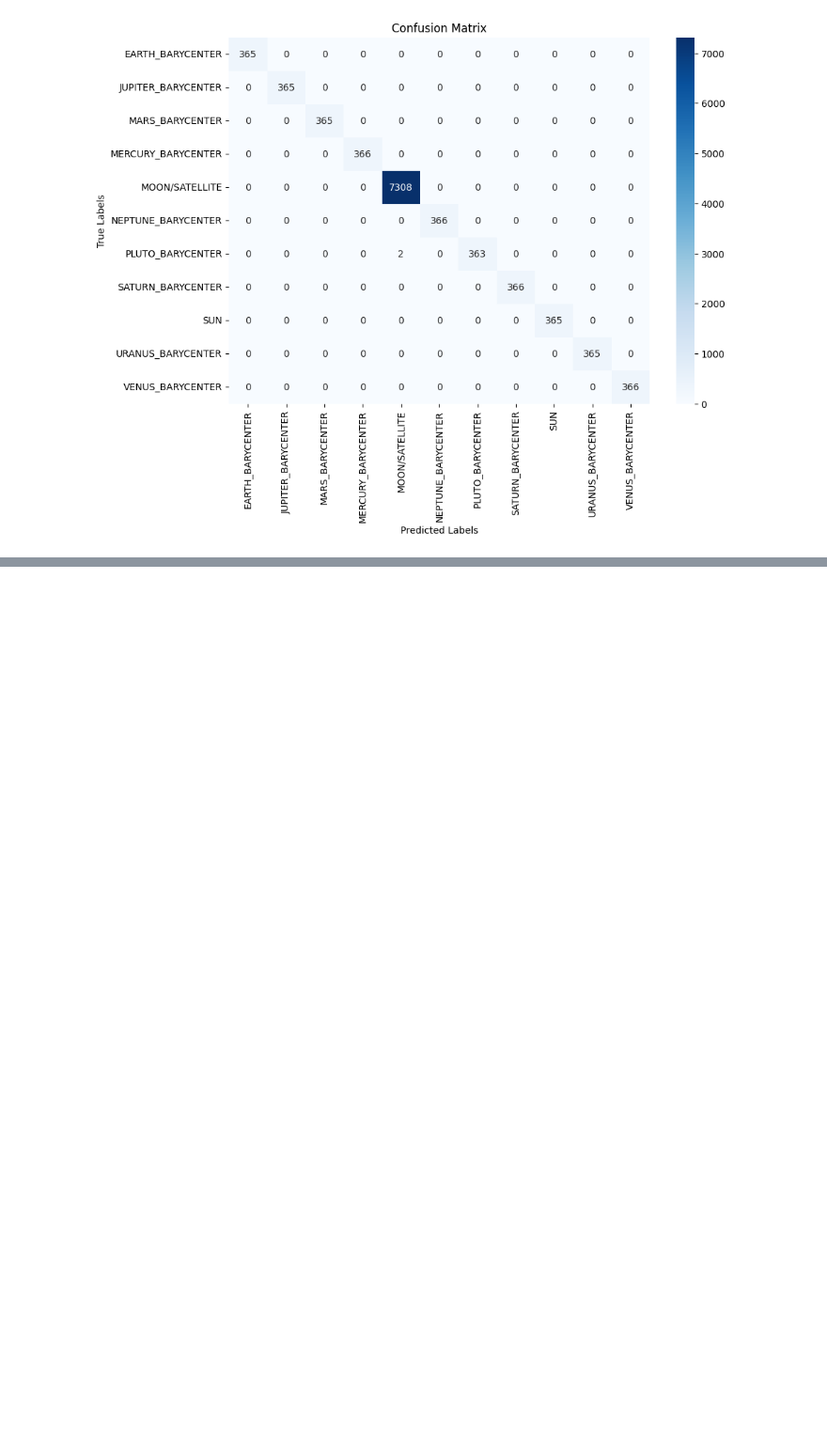
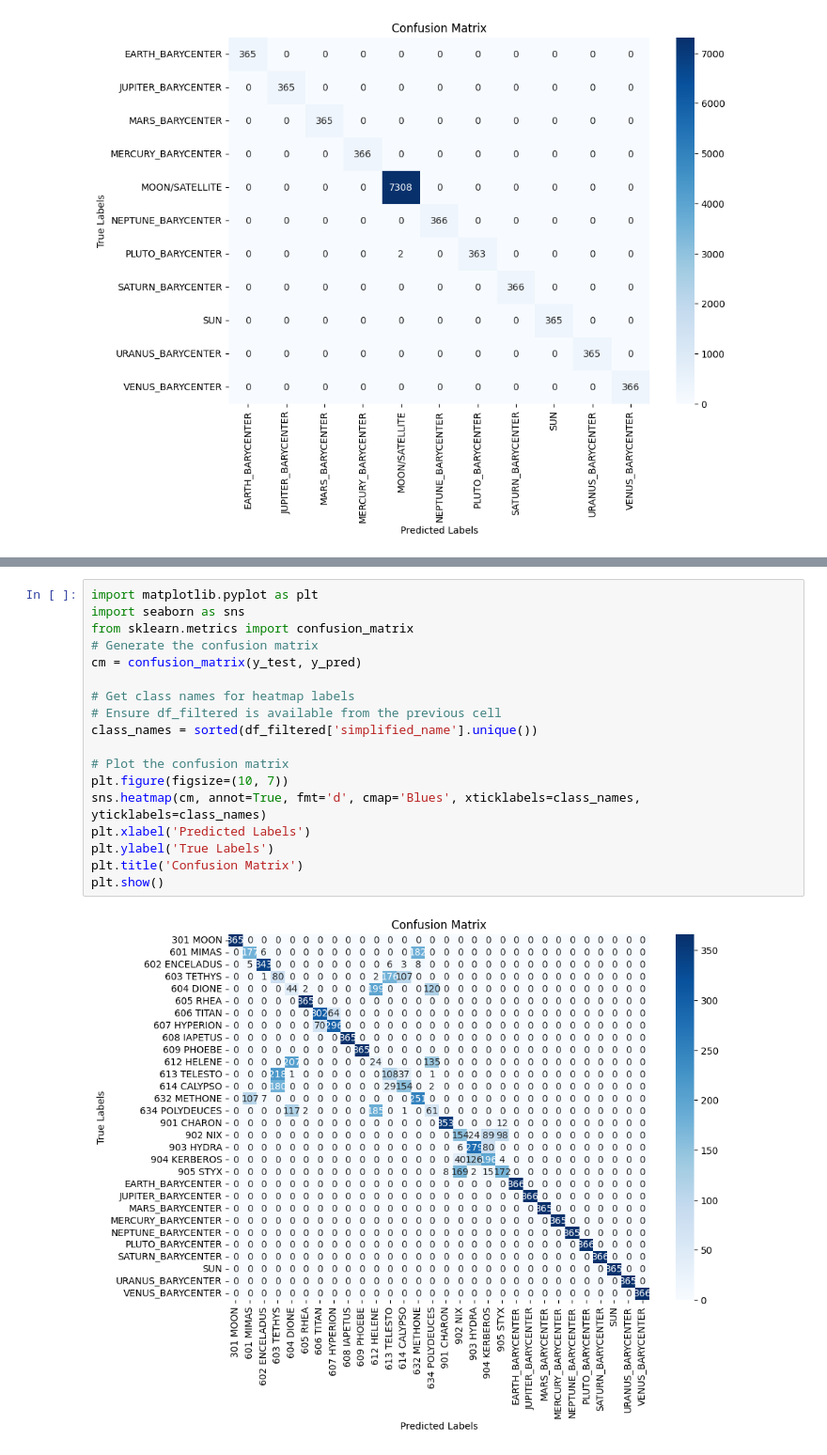
Before and after one commit to ARoyyanF/RBL-AnalisisData-ML, a Jupyter notebook: final.ipynb, the cells around one changed output, grey strips where cells are left out. Shown: that part at 94% size. Drawn from its saved outputs; the diff is of its cells as text; blank space fills up the shorter version.

```diff
--- a/final.ipynb
+++ b/final.ipynb
@@ -111,0 +199,20 @@ plt.show()
+# %%
+import matplotlib.pyplot as plt
+import seaborn as sns
+from sklearn.metrics import confusion_matrix
+# Generate the confusion matrix
+cm = confusion_matrix(y_test, y_pred)
+
+# Get class names for heatmap labels
+# Ensure df_filtered is available from the previous cell
+class_names = sorted(df_filtered['simplified_name'].unique())
+
+# Plot the confusion matrix
+plt.figure(figsize=(10, 7))
+sns.heatmap(cm, annot=True, fmt='d', cmap='Blues', xticklabels=class_names, yticklabels=class_names)
+plt.xlabel('Predicted Labels')
+plt.ylabel('True Labels')
+plt.title('Confusion Matrix')
+plt.show()
+# %% [output]
+[figure, added]
```
Also changed, not shown: parts of 2 cells of this notebook.
